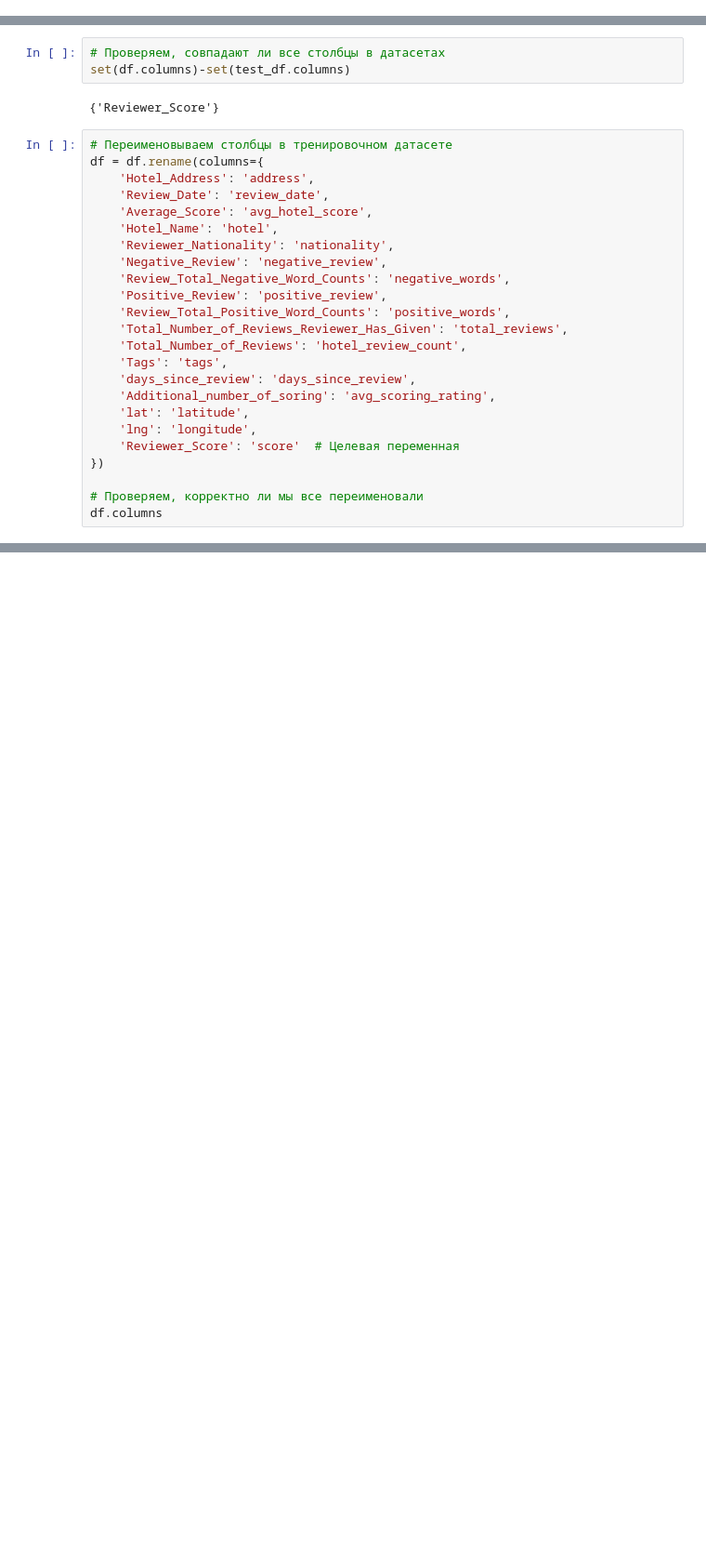
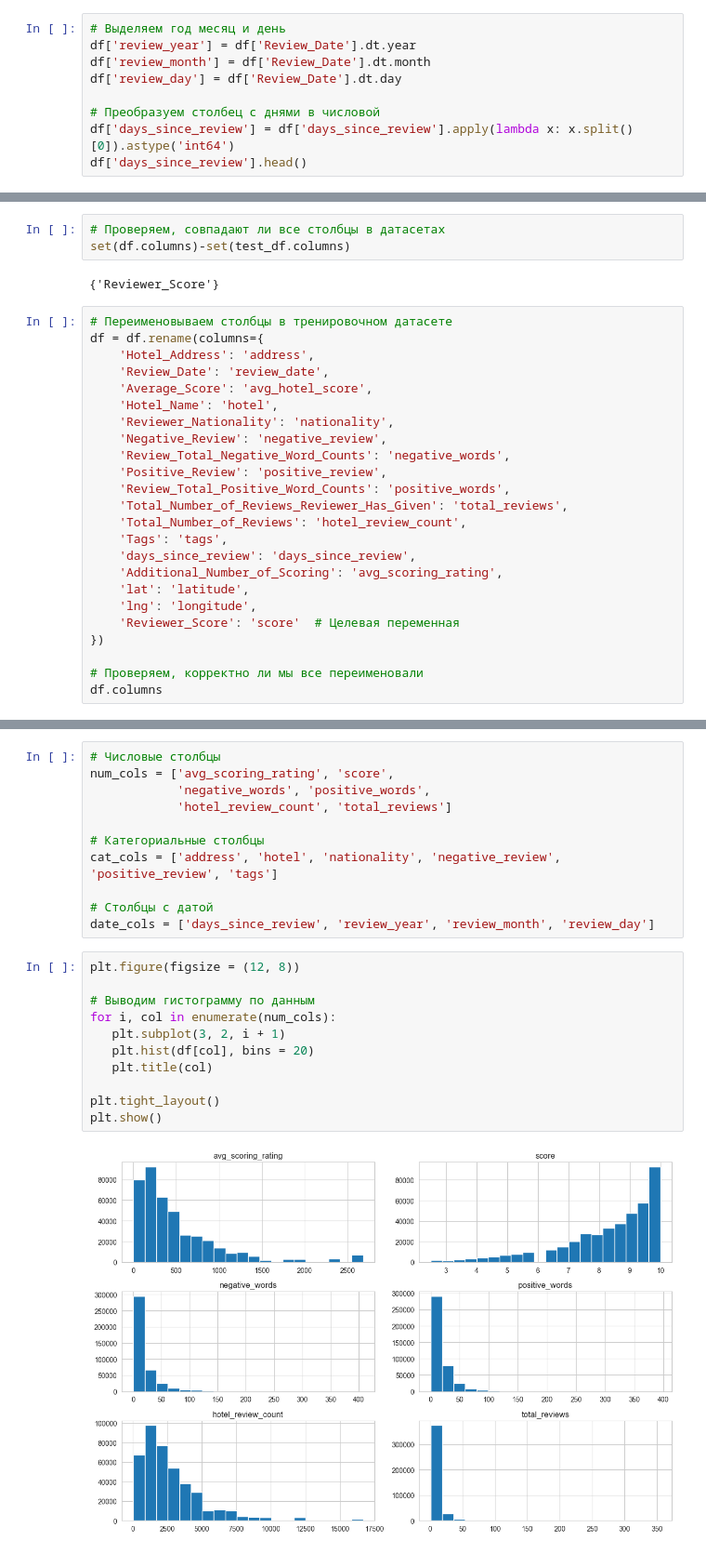
Before and after one commit to Moncervers/hotel_review_score_prediction, a Jupyter notebook: score_prediction.ipynb, the cells around one changed output, grey strips where cells are left out. Shown at 93% size. Drawn from its saved outputs; the diff is of its cells as text; blank space fills up the shorter version.

```diff
--- a/score_prediction.ipynb
+++ b/score_prediction.ipynb
@@ -72,3 +72,12 @@ df
 | 412588 | No 1 Seething Lane City of London... | 623 | 2017-04-16 | Apex City Of London Hotel | United Kingdom | Having stayed at this hotel a num... | ... |
 | 412589 | 4 Bryanston St Marble Arch Westmi... | 255 | 2016-06-14 | DoubleTree by Hilton Hotel London... | Malaysia | The mattress was too soft Both of... | ... |
 412590 rows × 16 columns
+# %%
+# Выделяем год месяц и день
+df['review_year'] = df['Review_Date'].dt.year
+df['review_month'] = df['Review_Date'].dt.month
+df['review_day'] = df['Review_Date'].dt.day
+
+# Преобразуем столбец с днями в числовой
+df['days_since_review'] = df['days_since_review'].apply(lambda x: x.split()[0]).astype('int64')
+df['days_since_review'].head()
@@ -123,7 +154,7 @@ df = df.rename(columns={
     'Total_Number_of_Reviews': 'hotel_review_count',
     'Tags': 'tags',
     'days_since_review': 'days_since_review',
-    'Additional_number_of_soring': 'avg_scoring_rating',
+    'Additional_Number_of_Scoring': 'avg_scoring_rating',
     'lat': 'latitude',
     'lng': 'longitude',
     'Reviewer_Score': 'score'  # Целевая переменная
@@ -194,0 +227,24 @@ Index(['address', 'Additional_Number_of_Scoring', 'review_date', 'hotel',
+# %%
+# Числовые столбцы
+num_cols = ['avg_scoring_rating', 'score',
+            'negative_words', 'positive_words',
+            'hotel_review_count', 'total_reviews']
+
+# Категориальные столбцы
+cat_cols = ['address', 'hotel', 'nationality', 'negative_review', 'positive_review', 'tags']
+
+# Столбцы с датой
+date_cols = ['days_since_review', 'review_year', 'review_month', 'review_day']
+# %%
+plt.figure(figsize = (12, 8))
+
+# Выводим гистограмму по данным
+for i, col in enumerate(num_cols):
+   plt.subplot(3, 2, i + 1)
+   plt.hist(df[col], bins = 20)
+   plt.title(col)
+
+plt.tight_layout()
+plt.show()
+# %% [output]
+[figure, added]
```
Also changed, not shown: parts of 8 cells of this notebook, 1 other file.
